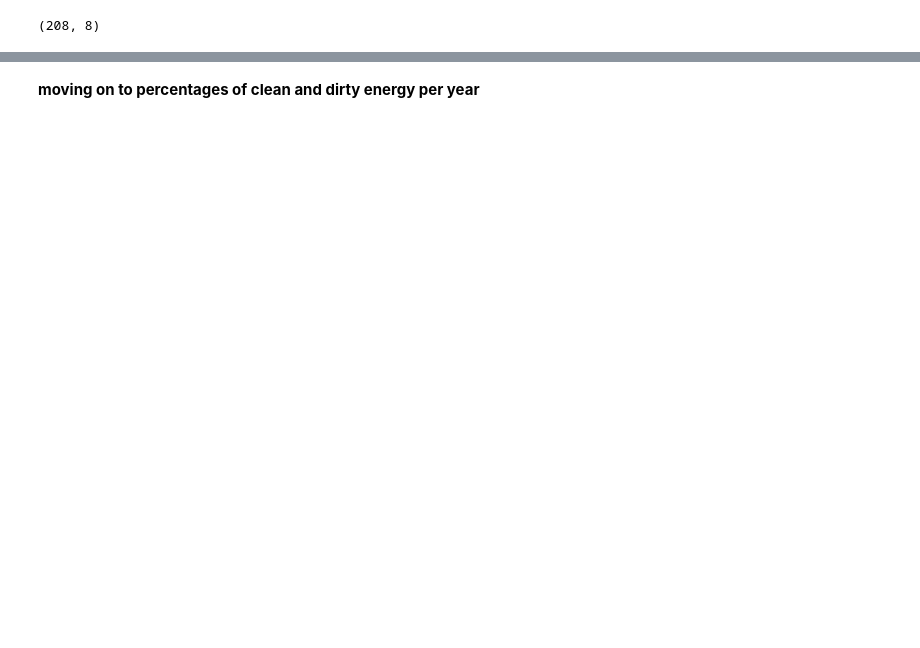
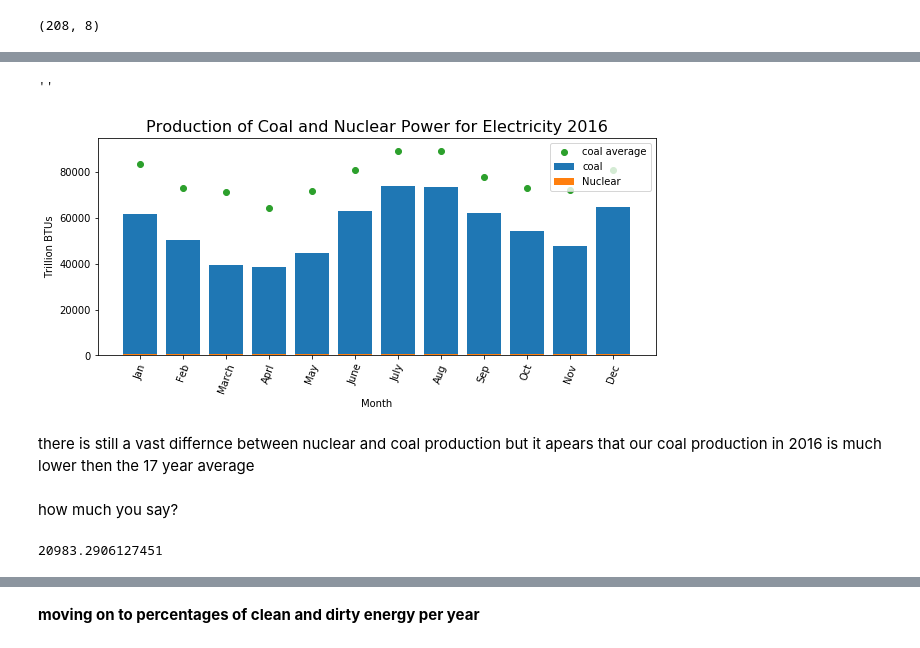
Before and after one commit to Iguanacolossus/energy-statistics, a Jupyter notebook: exploration.ipynb, the cells around one changed output, grey strips where cells are left out. Drawn from its saved outputs; the diff is of its cells as text; code cells hidden in the pictures; blank space fills up the shorter version.

```diff
--- a/exploration.ipynb
+++ b/exploration.ipynb
@@ -834,17 +982,35 @@ coal_ave_month2
 # %%
 fig, axs = plt.subplots()
-fig.set_size_inches(9,3.5)
+fig.set_size_inches(10
+                    ,4)
 
 ticks =['Jan','Feb','March','Aprl','May','June','July','Aug','Sep','Oct','Nov','Dec']
 axs.bar(coal_ave_month2.index,coal_ave_month2['Coal Consumption for Electricity Generation, Electric Power Sector, Monthly'],label='coal',align='center',tick_label=ticks)
 
 
 axs.bar(nuc_ave_month2.index, nuc_ave_month2['Nuclear Electric Power Consumed by the Electric Power Sector, Monthly'],label='Nuclear',align='center',tick_label=ticks)
-
+axs.scatter(coal_ave_month.index,coal_ave_month['Coal Consumption for Electricity Generation, Electric Power Sector, Monthly'],label='coal average')
 
 axs.legend()
-axs.set_title('average monthly production 2016',size=16)
+axs.set_title('Production of Coal and Nuclear Power for Electricity 2016',size=16)
 axs.set_ylabel('Trillion BTUs')
 plt.xticks(rotation=70)
 #plt.tight_layout();
-plt.savefig('2016-coal-nuc.png')
+
+axs.set_xlabel('Month')
+plt.savefig('images/2016-coal-nuc5.png')
+;
+# %% [output]
+''
+[figure, added]
+# %% [markdown]
+there is still a vast differnce between nuclear and coal production but it apears that our coal production in 2016 is much lower then the 17 year average
+# %% [markdown]
+how much you say?
+# %%
+coal_ave = coal_ave_month.index,coal_ave_month['Coal Consumption for Electricity Generation, Electric Power Sector, Monthly']
+coal_2016 = coal_ave_month2.index,coal_ave_month2['Coal Consumption for Electricity Generation, Electric Power Sector, Monthly']
+diff = coal_ave[1]-coal_2016[1]
+diff.mean()
+# %% [output]
+20983.2906127451
```
Also changed, not shown: parts of 46 cells of this notebook, 10 other files.
